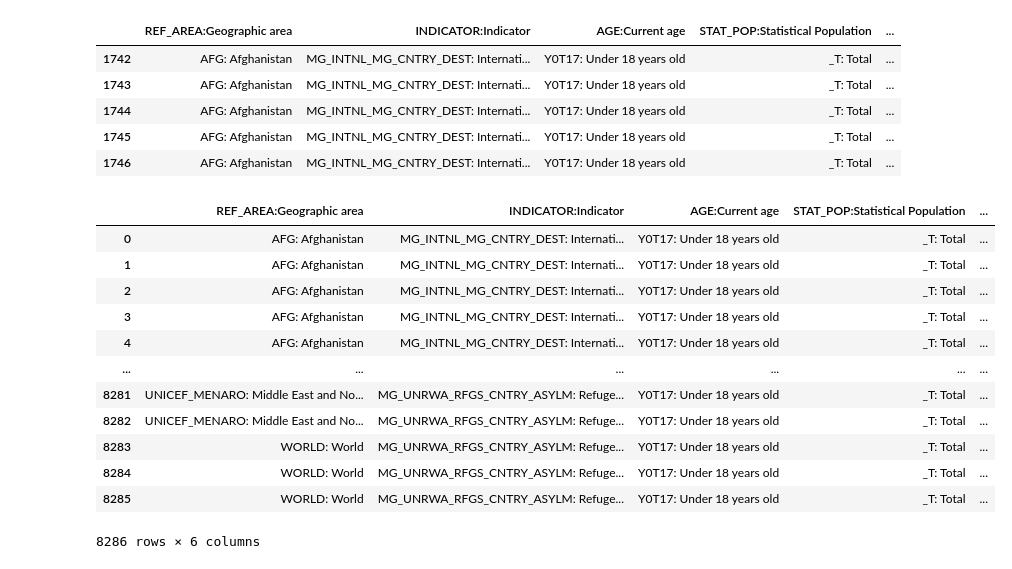
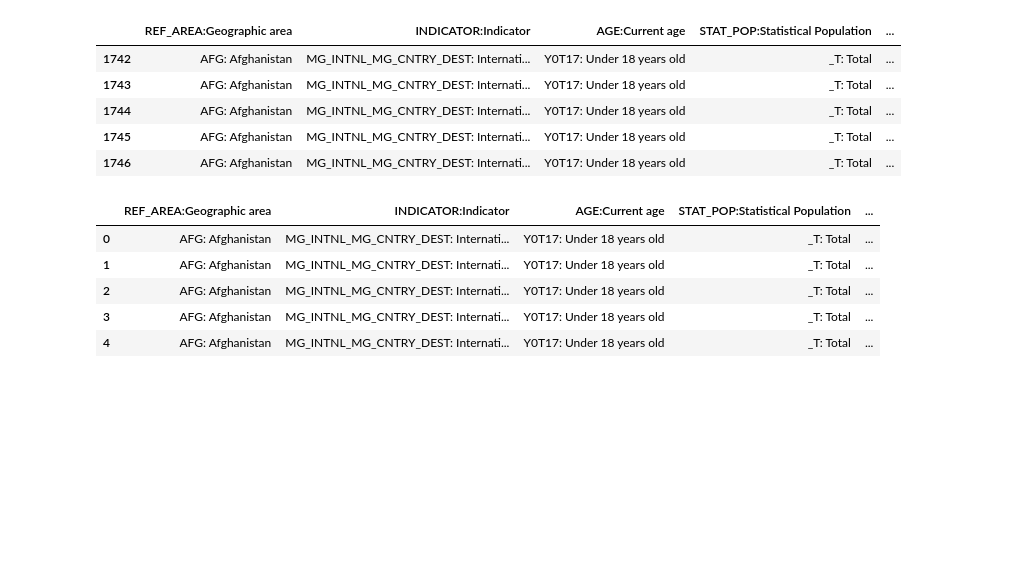
Before and after one commit to monicaclaros/WW_Migration, a Jupyter notebook: WW_Migration.ipynb, the cells around one changed output. Drawn from its saved outputs; the diff is of its cells as text; code cells hidden in the pictures; blank space fills up the shorter version.

```diff
--- a/WW_Migration.ipynb
+++ b/WW_Migration.ipynb
@@ -116,18 +117,11 @@ df.to_csv('nuevo_migration.csv', index=False)
 # %%
 pdata = pd.read_csv('nuevo_migration.csv', sep=',', encoding='utf-8')
 # %%
-pdata
+pdata.head()
 # %% [output]
 |  | REF_AREA:Geographic area | INDICATOR:Indicator | AGE:Current age | STAT_POP:Statistical Population | ... |
 | 0 | AFG: Afghanistan | MG_INTNL_MG_CNTRY_DEST: Internati... | Y0T17: Under 18 years old | _T: Total | ... |
 | 1 | AFG: Afghanistan | MG_INTNL_MG_CNTRY_DEST: Internati... | Y0T17: Under 18 years old | _T: Total | ... |
 | 2 | AFG: Afghanistan | MG_INTNL_MG_CNTRY_DEST: Internati... | Y0T17: Under 18 years old | _T: Total | ... |
 | 3 | AFG: Afghanistan | MG_INTNL_MG_CNTRY_DEST: Internati... | Y0T17: Under 18 years old | _T: Total | ... |
 | 4 | AFG: Afghanistan | MG_INTNL_MG_CNTRY_DEST: Internati... | Y0T17: Under 18 years old | _T: Total | ... |
-| ... | ... | ... | ... | ... | ... |
-| 8281 | UNICEF_MENARO: Middle East and No... | MG_UNRWA_RFGS_CNTRY_ASYLM: Refuge... | Y0T17: Under 18 years old | _T: Total | ... |
-| 8282 | UNICEF_MENARO: Middle East and No... | MG_UNRWA_RFGS_CNTRY_ASYLM: Refuge... | Y0T17: Under 18 years old | _T: Total | ... |
-| 8283 | WORLD: World | MG_UNRWA_RFGS_CNTRY_ASYLM: Refuge... | Y0T17: Under 18 years old | _T: Total | ... |
-| 8284 | WORLD: World | MG_UNRWA_RFGS_CNTRY_ASYLM: Refuge... | Y0T17: Under 18 years old | _T: Total | ... |
-| 8285 | WORLD: World | MG_UNRWA_RFGS_CNTRY_ASYLM: Refuge... | Y0T17: Under 18 years old | _T: Total | ... |
-8286 rows × 6 columns
```
Also changed, not shown: parts of 4 cells of this notebook, 3 other files.
